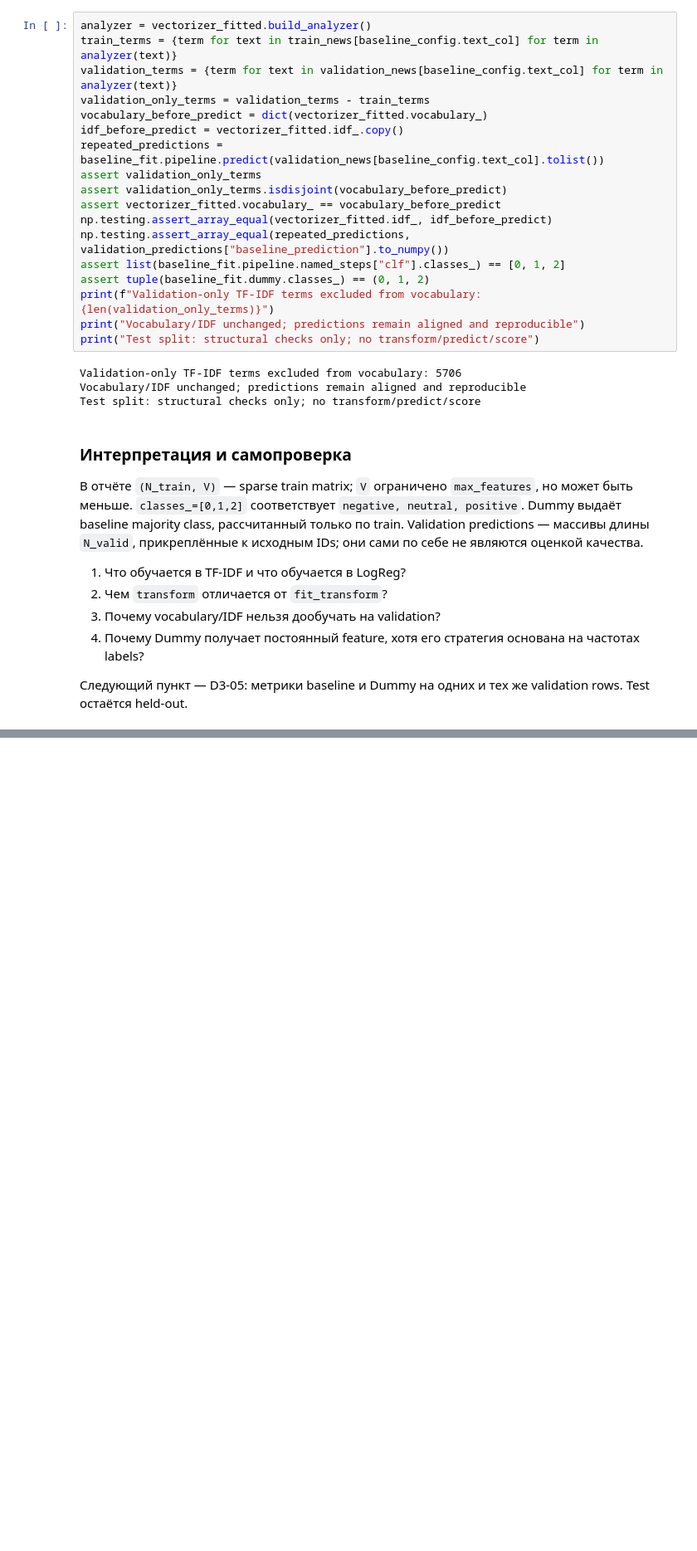
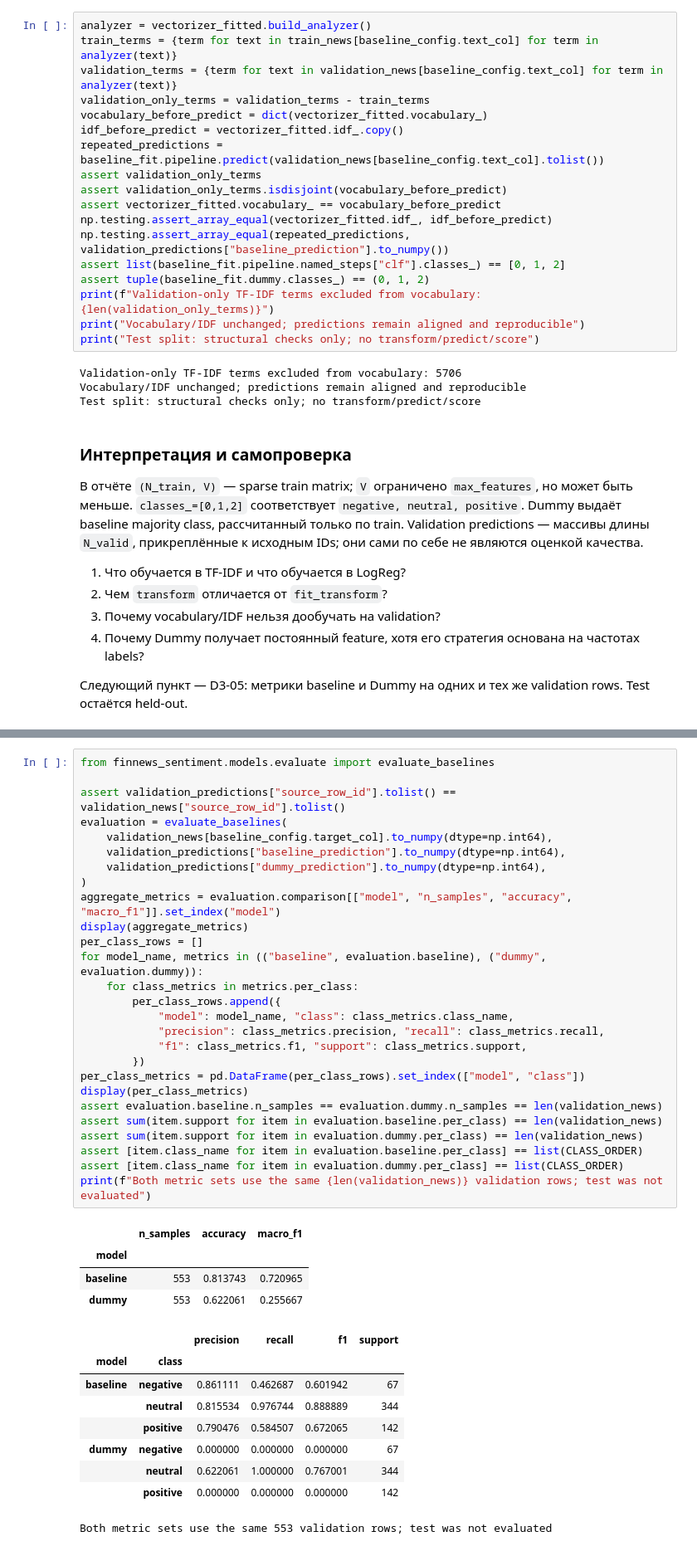
Before and after one commit to HomeboyMakkri/Text-classification, a Jupyter notebook: notebooks/day03_baseline.ipynb, the cells around one changed output, grey strips where cells are left out. Shown at 83% size. Drawn from its saved outputs; the diff is of its cells as text; blank space fills up the shorter version.

Commit message:
feat: add validation metrics for day 3 baselines

```diff
--- a/notebooks/day03_baseline.ipynb
+++ b/notebooks/day03_baseline.ipynb
@@ -532,0 +541,41 @@ Test split: structural checks only; no transform/predict/score
+# %%
+from finnews_sentiment.models.evaluate import evaluate_baselines
+
+assert validation_predictions["source_row_id"].tolist() == validation_news["source_row_id"].tolist()
+evaluation = evaluate_baselines(
+    validation_news[baseline_config.target_col].to_numpy(dtype=np.int64),
+    validation_predictions["baseline_prediction"].to_numpy(dtype=np.int64),
+    validation_predictions["dummy_prediction"].to_numpy(dtype=np.int64),
+)
+aggregate_metrics = evaluation.comparison[["model", "n_samples", "accuracy", "macro_f1"]].set_index("model")
+display(aggregate_metrics)
+per_class_rows = []
+for model_name, metrics in (("baseline", evaluation.baseline), ("dummy", evaluation.dummy)):
+    for class_metrics in metrics.per_class:
+        per_class_rows.append({
+            "model": model_name, "class": class_metrics.class_name,
+            "precision": class_metrics.precision, "recall": class_metrics.recall,
+            "f1": class_metrics.f1, "support": class_metrics.support,
+        })
+per_class_metrics = pd.DataFrame(per_class_rows).set_index(["model", "class"])
+display(per_class_metrics)
+assert evaluation.baseline.n_samples == evaluation.dummy.n_samples == len(validation_news)
+assert sum(item.support for item in evaluation.baseline.per_class) == len(validation_news)
+assert sum(item.support for item in evaluation.dummy.per_class) == len(validation_news)
+assert [item.class_name for item in evaluation.baseline.per_class] == list(CLASS_ORDER)
+assert [item.class_name for item in evaluation.dummy.per_class] == list(CLASS_ORDER)
+print(f"Both metric sets use the same {len(validation_news)} validation rows; test was not evaluated")
+# %% [output]
+|  | n_samples | accuracy | macro_f1 |
+| model |  |  |  |
+| baseline | 553 | 0.813743 | 0.720965 |
+| dummy | 553 | 0.622061 | 0.255667 |
+|  |  | precision | recall | f1 | support |
+| model | class |  |  |  |  |
+| baseline | negative | 0.861111 | 0.462687 | 0.601942 | 67 |
+|  | neutral | 0.815534 | 0.976744 | 0.888889 | 344 |
+|  | positive | 0.790476 | 0.584507 | 0.672065 | 142 |
+| dummy | negative | 0.000000 | 0.000000 | 0.000000 | 67 |
+|  | neutral | 0.622061 | 1.000000 | 0.767001 | 344 |
+|  | positive | 0.000000 | 0.000000 | 0.000000 | 142 |
+Both metric sets use the same 553 validation rows; test was not evaluated
```
Also changed, not shown: parts of 2 cells of this notebook, 3 other files.
